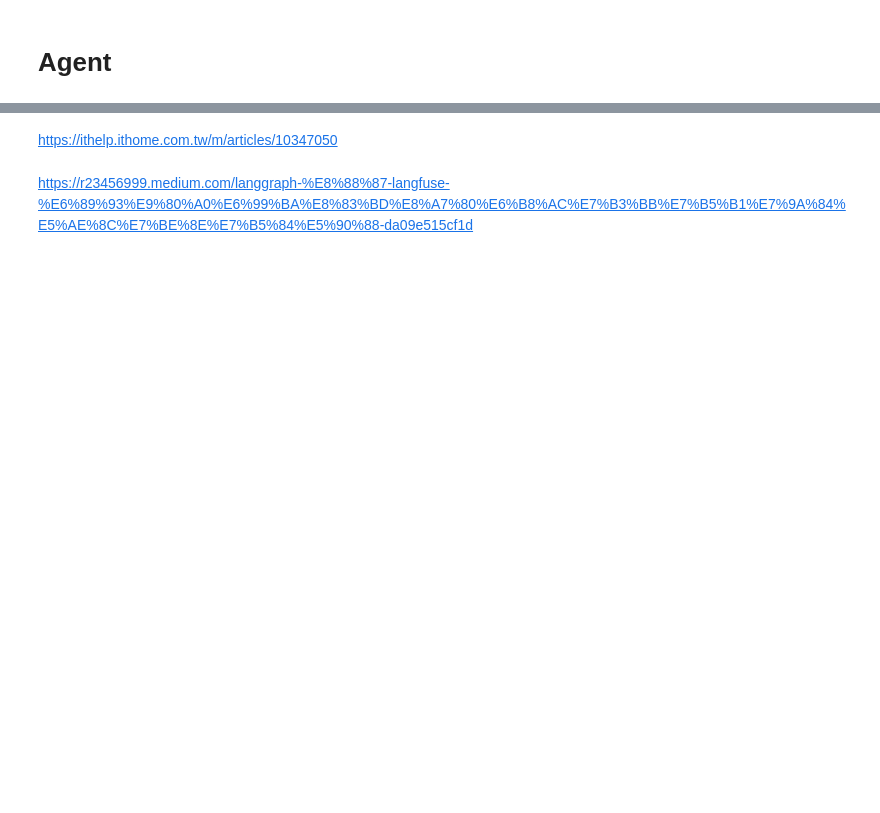
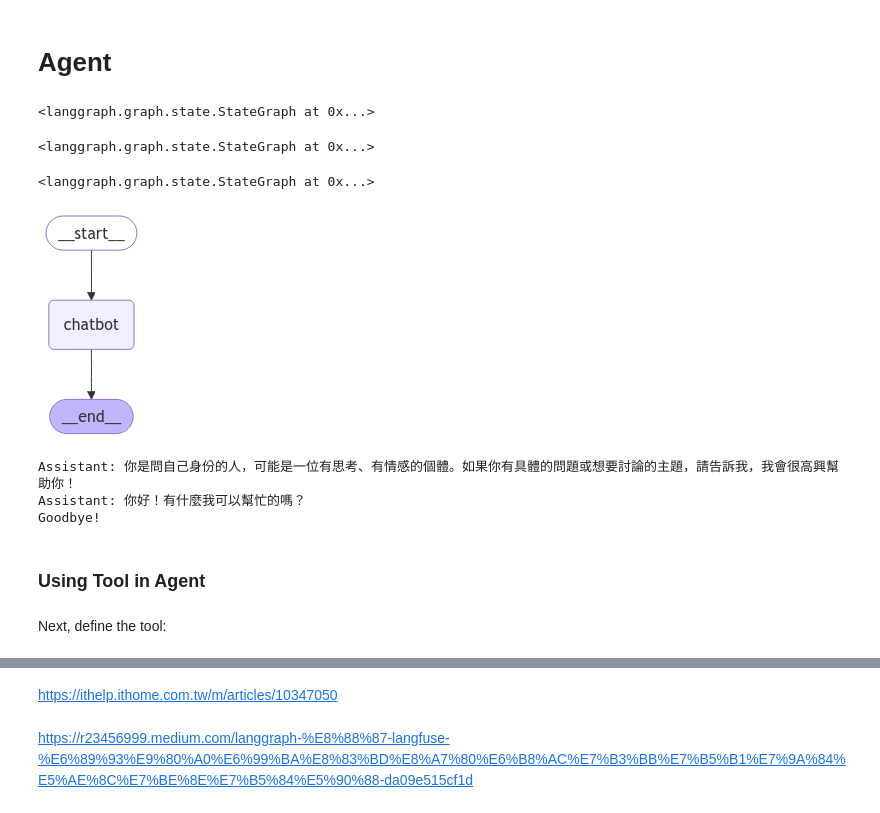
Before and after one commit to hanyuany14/ML-AI-Tutor, a Jupyter notebook: Codes/langraph.ipynb, the cells around one changed output, grey strips where cells are left out. Drawn from its saved outputs; the diff is of its cells as text; code cells hidden in the pictures; blank space fills up the shorter version.

Commit message:
update langgraph

```diff
--- a/Codes/langraph.ipynb
+++ b/Codes/langraph.ipynb
@@ -199,0 +217,79 @@ One way of doing task decomposition is by using simple prompting, such as asking
+# %%
+from dotenv import load_dotenv
+
+load_dotenv("/Users/wenye/ML&AI Tutor/.env.local")
+
+OPENAI_KEY = os.getenv("OPENAI_KEY")
+
+from langchain_openai import ChatOpenAI, OpenAIEmbeddings
+
+llm = ChatOpenAI(model="gpt-4o-mini", api_key=OPENAI_KEY)
+
+
+def chatbot(state: State):
+    return {"messages": [llm.invoke(state["messages"])]}
+
+
+# The first argument is the unique node name
+# The second argument is the function or object that will be called whenever
+# the node is used.
+graph_builder.add_node(node="chatbot", action=chatbot)
+# %% [output]
+<langgraph.graph.state.StateGraph at 0x...>
+# %%
+# Next, add an entry point.
+# This tells our graph where to start its work each time we run it.
+graph_builder.add_edge(start_key=START, end_key="chatbot")
+# %% [output]
+<langgraph.graph.state.StateGraph at 0x...>
+# %%
+# Similarly, set a finish point.
+# This instructs the graph "any time this node is run, you can exit."
+graph_builder.add_edge(start_key="chatbot", end_key=END)
+# %% [output]
+<langgraph.graph.state.StateGraph at 0x...>
+# %%
+graph = graph_builder.compile()
+# %%
+from IPython.display import Image, display
+
+try:
+    display(Image(graph.get_graph().draw_mermaid_png()))
+except Exception:
+    # This requires some extra dependencies and is optional
+    pass
+# %% [output]
+[figure, added]
+# %%
+# Now let's run the chatbot!
+# Tip: You can exit the chat loop at any time by typing "quit", "exit", or "q".
+
+
+def stream_graph_updates(user_input: str):
+    for event in graph.stream({"messages": [("user", user_input)]}):
+        for value in event.values():
+            print("Assistant:", value["messages"][-1].content)
+
+
+while True:
+    try:
+        user_input = input("User: ")
+        if user_input.lower() in ["quit", "exit", "q"]:
+            print("Goodbye!")
+            break
+
+        stream_graph_updates(user_input)
+    except:
+        # fallback if input() is not available
+        user_input = "What do you know about LangGraph?"
+        print("User: " + user_input)
+        stream_graph_updates(user_input)
+        break
+# %% [output]
+Assistant: 你是問自己身份的人，可能是一位有思考、有情感的個體。如果你有具體的問題或想要討論的主題，請告訴我，我會很高興幫助你！
+Assistant: 你好！有什麼我可以幫忙的嗎？
+Goodbye!
+# %% [markdown]
+### Using Tool in Agent
+# %% [markdown]
+Next, define the tool:
```
Also changed, not shown: parts of 43 cells of this notebook, 3 other files.
